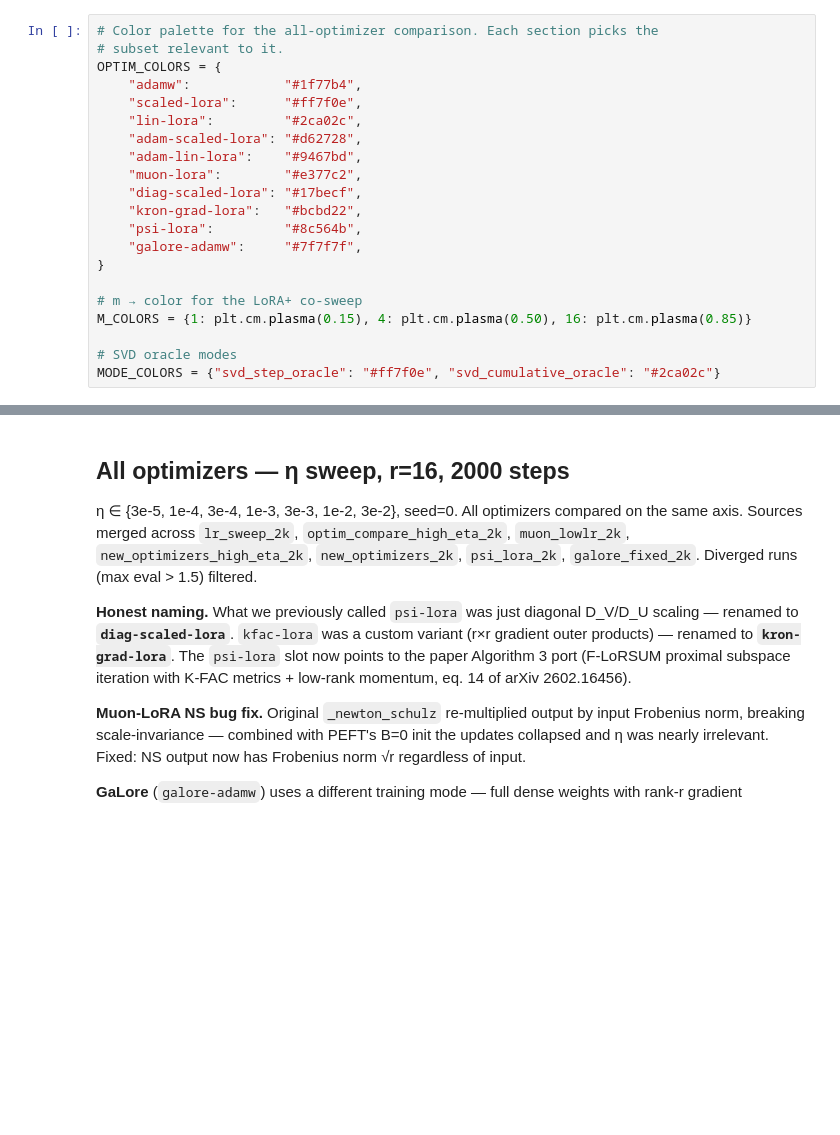
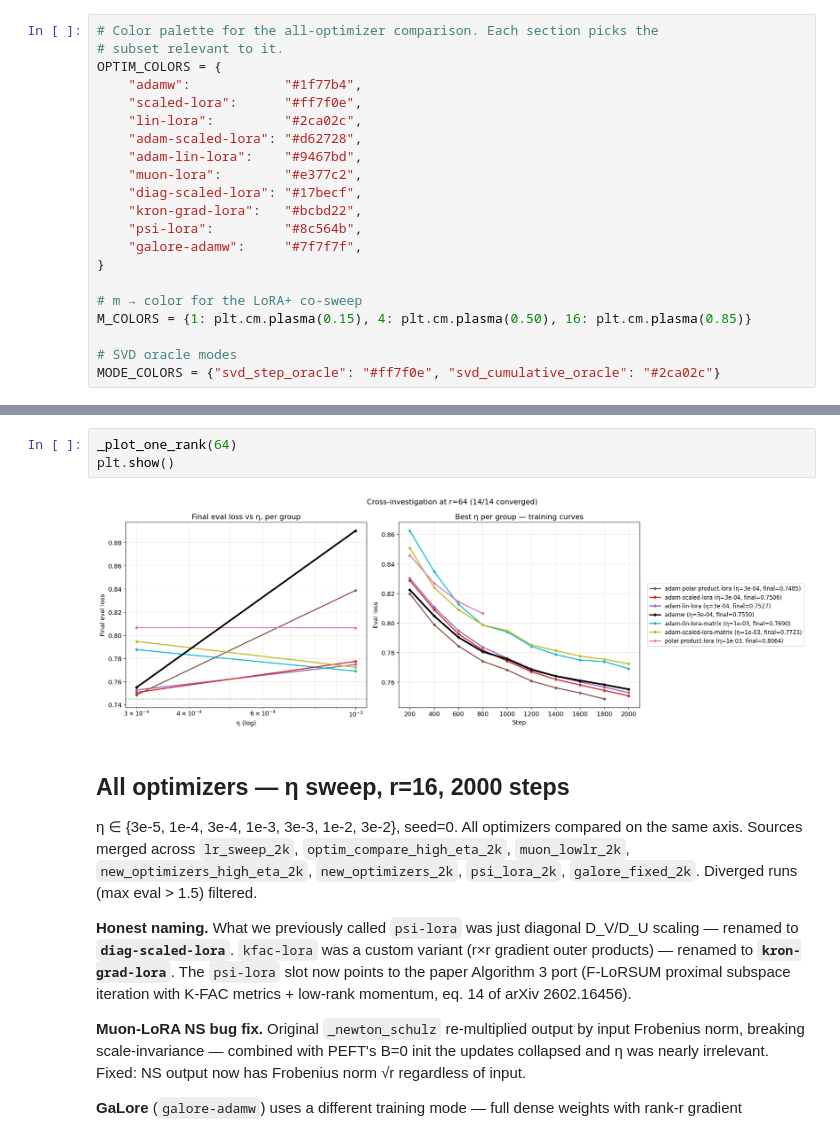
Before and after one commit to nikhilgsh/lora-optimizers, a Jupyter notebook: notebooks/sweep_analysis.ipynb, the cells around one changed output, grey strips where cells are left out. Cells and saved outputs as stored; diff of their text form; blank space fills up the shorter version.

```diff
--- a/notebooks/sweep_analysis.ipynb
+++ b/notebooks/sweep_analysis.ipynb
@@ -111,3 +200,8 @@ plt.show()
+# %%
+_plot_one_rank(64)
+plt.show()
+# %% [output]
+[figure, added]
 # %% [markdown]
 ## All optimizers — η sweep, r=16, 2000 steps
 
```
Also changed, not shown: parts of 21 cells of this notebook.
